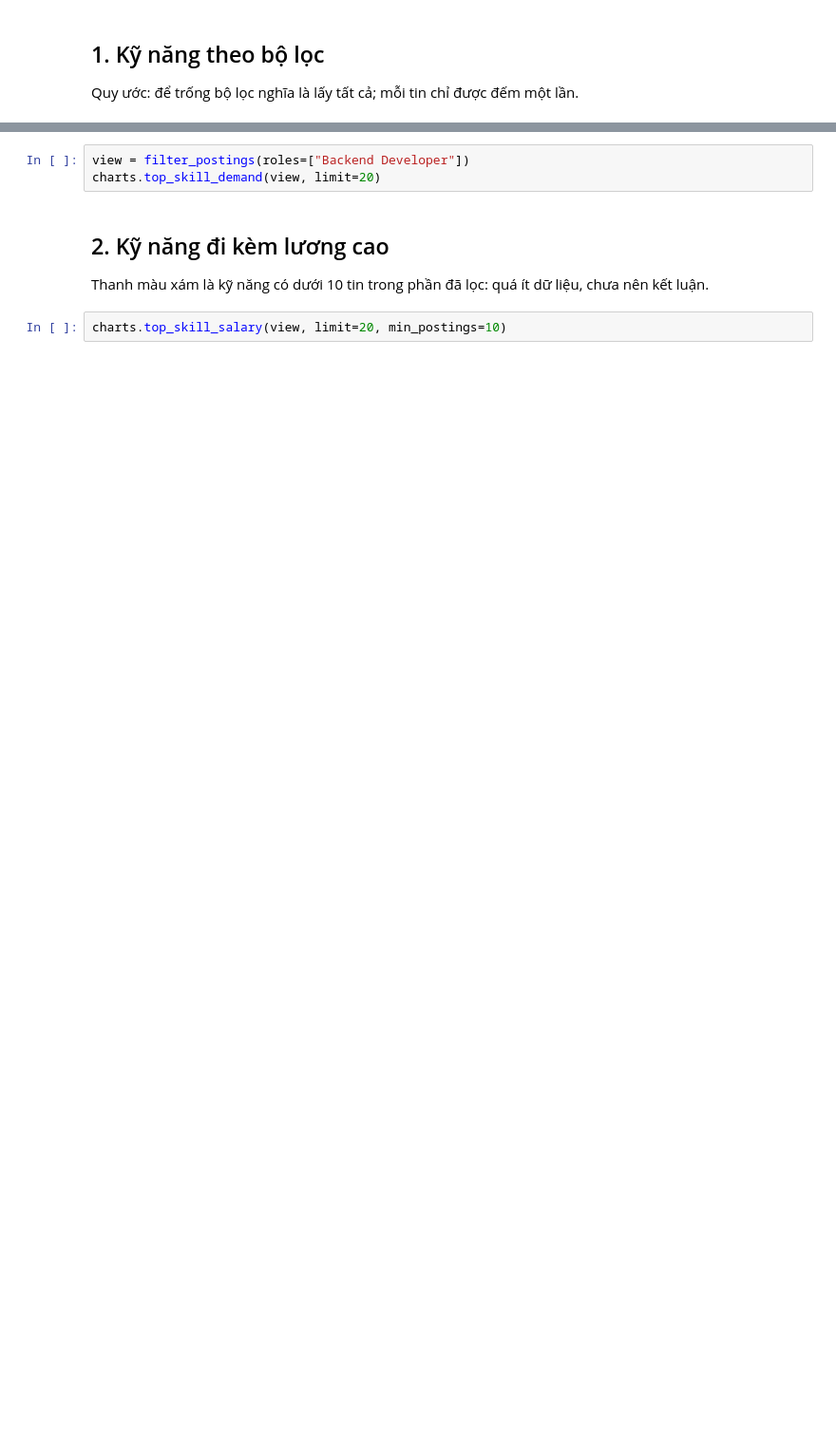
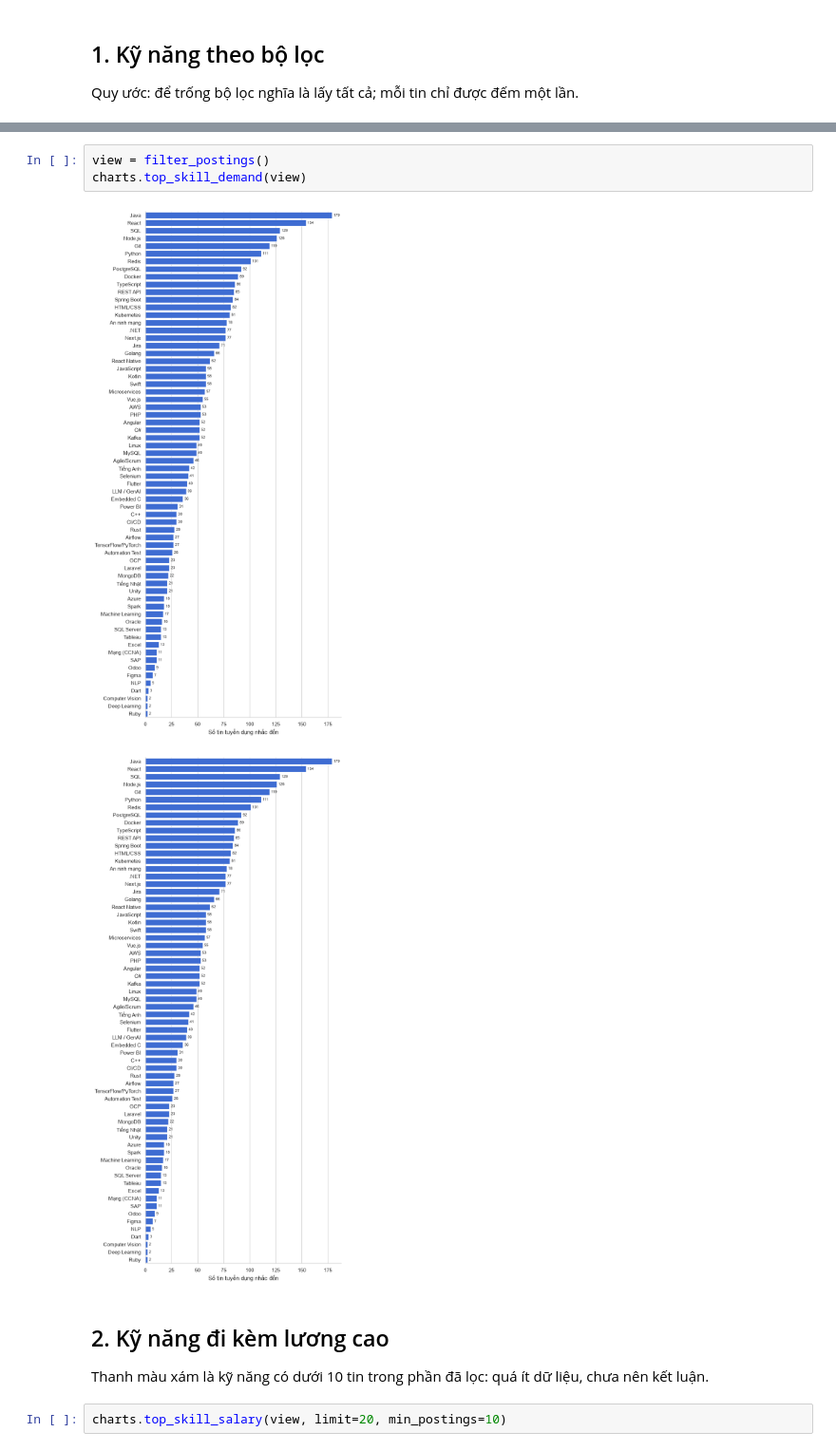
Before and after one commit to theihoz/ML, a Jupyter notebook: job_market/notebooks/tinh_nang_3_thi_truong_viec_lam.ipynb, the cells around one changed output, grey strips where cells are left out. Shown at 95% size. Saved outputs shown, nothing was run; the diff lists cells and outputs as text; blank space fills up the shorter version.

```diff
--- a/job_market/notebooks/tinh_nang_3_thi_truong_viec_lam.ipynb
+++ b/job_market/notebooks/tinh_nang_3_thi_truong_viec_lam.ipynb
@@ -71,6 +80,9 @@ pd.DataFrame(rows)
 # %%
-view = filter_postings(roles=["Backend Developer"])
-charts.top_skill_demand(view, limit=20)
+view = filter_postings()
+charts.top_skill_demand(view)
+# %% [output]
+[figure, added]
+[figure, added]
 # %% [markdown]
 ## 2. Kỹ năng đi kèm lương cao
 Thanh màu xám là kỹ năng có dưới 10 tin trong phần đã lọc: quá ít dữ liệu, chưa nên kết luận.
```
Also changed, not shown: parts of 4 cells of this notebook, 2 other files.
